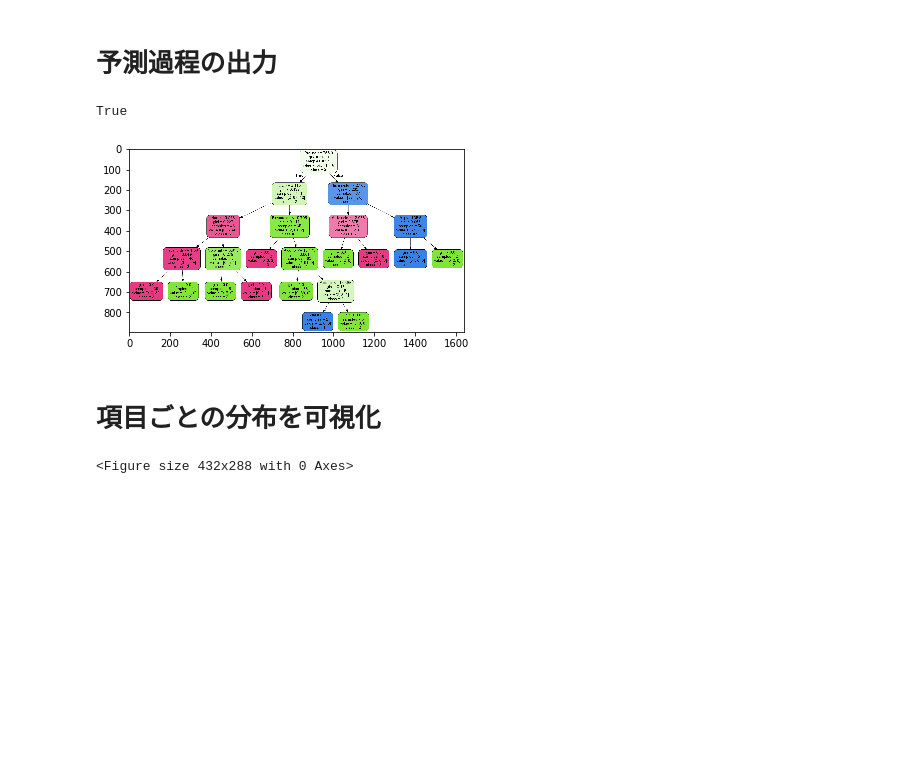
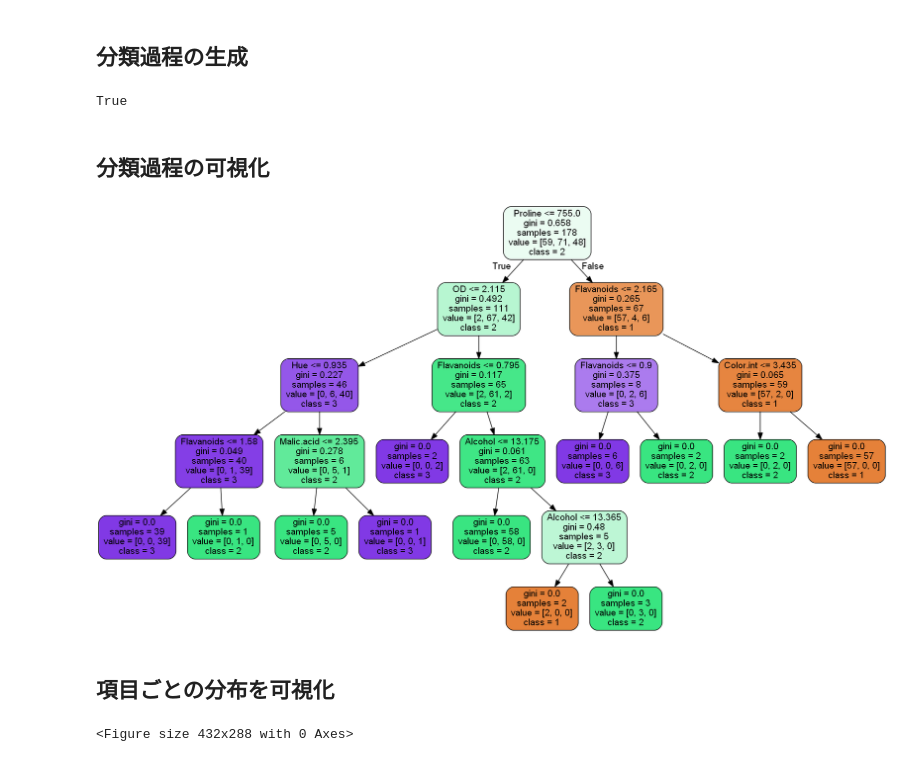
Before and after one commit to NTanaka1994/Book_data_analysis, a Jupyter notebook: CART分析/CART_analysis.ipynb, the cells around one changed output. Cells and saved outputs as stored; diff of their text form; code cells hidden in the pictures; blank space fills up the shorter version.

```diff
--- a/CART分析/CART_analysis.ipynb
+++ b/CART分析/CART_analysis.ipynb
@@ -47,5 +47,5 @@ dfi
 | Nonflavanoid.phenols | 0.000000 |
 | Proanth | 0.000000 |
 # %% [markdown]
-# 予測過程の出力
+## 分類過程の生成
 # %%
@@ -57,13 +57,14 @@ graph=GFDD(dotdata)
 graph.write_png("CART.png")
 # %% [output]
 True
-# %%
-import cv2
-img=cv2.imread("CART.png")
-plt.imshow(img)
-plt.show()
-# %% [output]
-[figure, removed]
+# %% [markdown]
+## 分類過程の可視化
+# %%
+from PIL import Image
+img = Image.open("CART.png")
+img
+# %% [output]
+[figure, added]
 # %% [markdown]
-# 項目ごとの分布を可視化
+## 項目ごとの分布を可視化
 # %%
```
Also changed, not shown: parts of 10 cells of this notebook.
